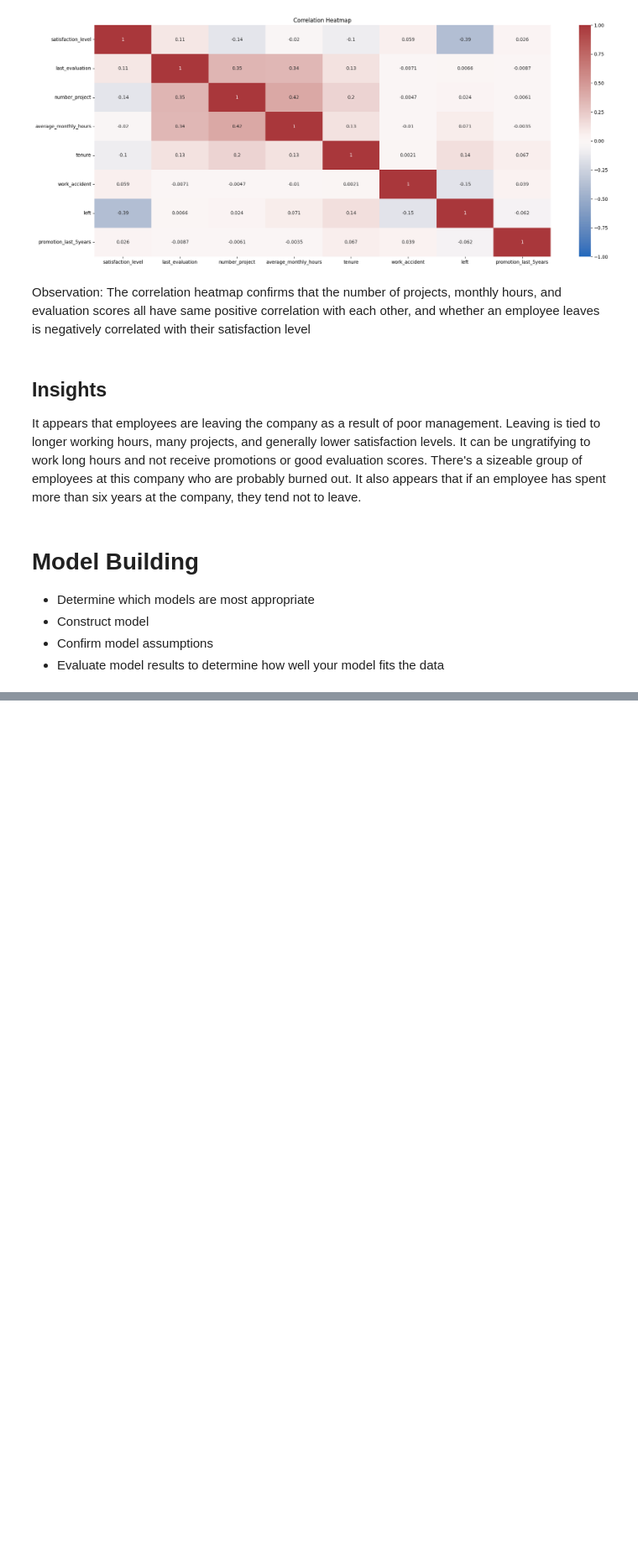
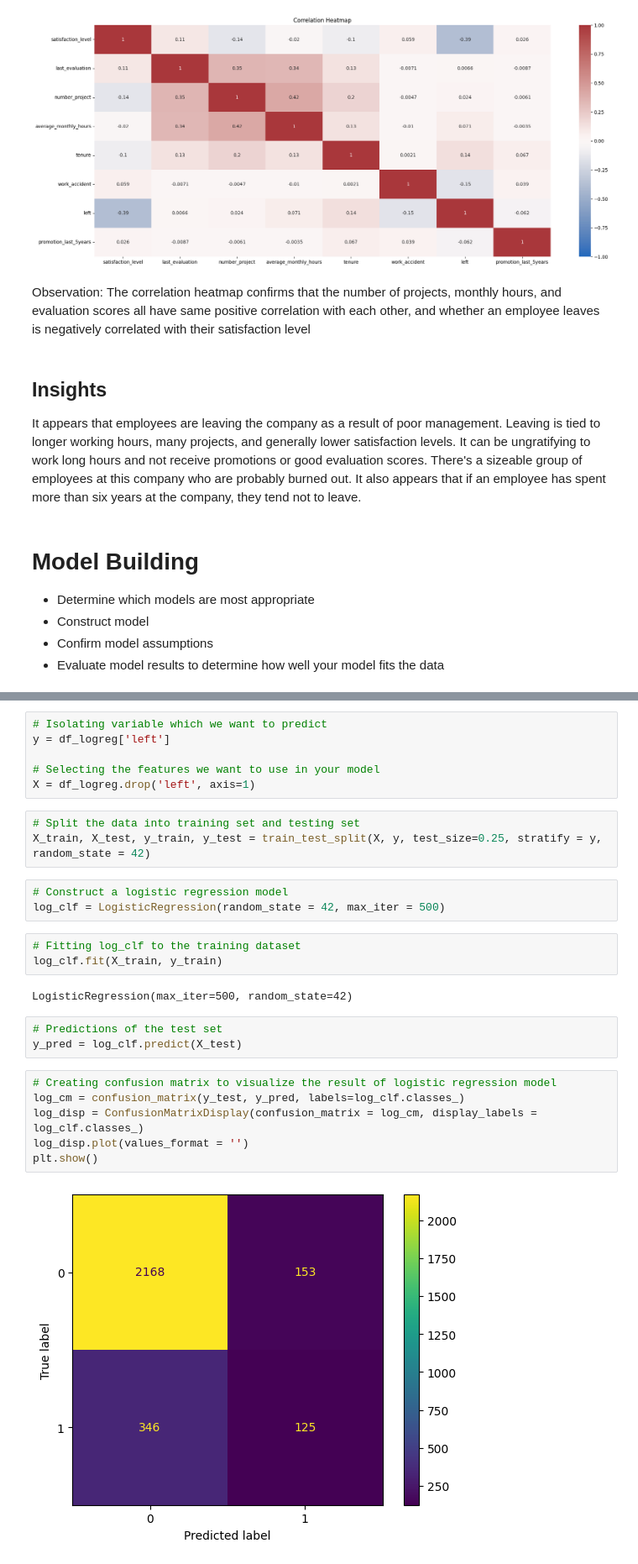
Before and after one commit to prashantpathak-dev/employee-retention-prediction, a Jupyter notebook: salifort-motors-predict-employee-retention.ipynb, the cells around one changed output, grey strips where cells are left out. Shown at 84% size. Saved outputs shown, nothing was run; the diff lists cells and outputs as text; blank space fills up the shorter version.

Commit message:
feat: add model

```diff
--- a/salifort-motors-predict-employee-retention.ipynb
+++ b/salifort-motors-predict-employee-retention.ipynb
@@ -407,0 +485,28 @@ It appears that employees are leaving the company as a result of poor management
+# %%
+# Isolating variable which we want to predict
+y = df_logreg['left']
+
+# Selecting the features we want to use in your model
+X = df_logreg.drop('left', axis=1)
+# %%
+# Split the data into training set and testing set
+X_train, X_test, y_train, y_test = train_test_split(X, y, test_size=0.25, stratify = y, random_state = 42)
+# %%
+# Construct a logistic regression model
+log_clf = LogisticRegression(random_state = 42, max_iter = 500)
+# %%
+# Fitting log_clf to the training dataset
+log_clf.fit(X_train, y_train)
+# %% [output]
+LogisticRegression(max_iter=500, random_state=42)
+# %%
+# Predictions of the test set
+y_pred = log_clf.predict(X_test)
+# %%
+# Creating confusion matrix to visualize the result of logistic regression model
+log_cm = confusion_matrix(y_test, y_pred, labels=log_clf.classes_)
+log_disp = ConfusionMatrixDisplay(confusion_matrix = log_cm, display_labels = log_clf.classes_)
+log_disp.plot(values_format = '')
+plt.show()
+# %% [output]
+[figure, added]
```
Also changed, not shown: parts of 76 cells of this notebook.
